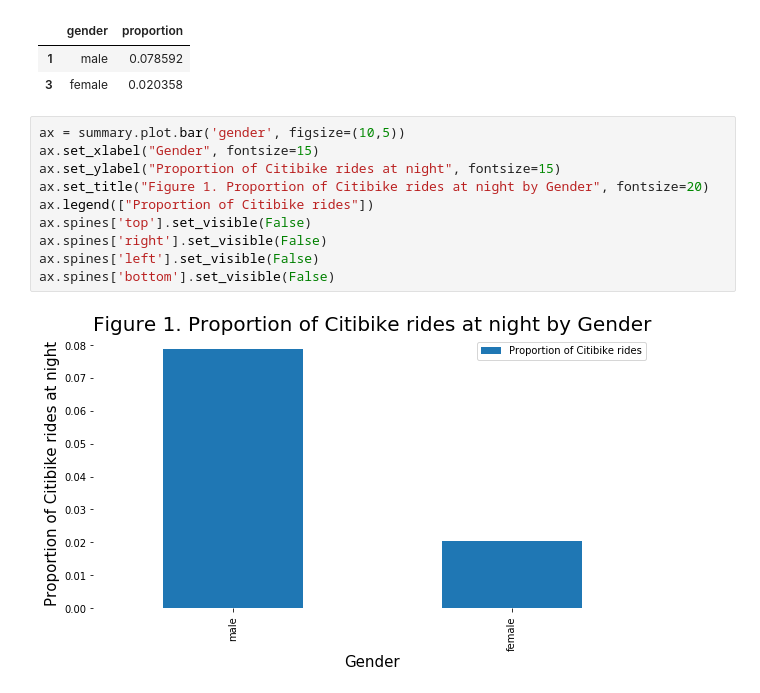
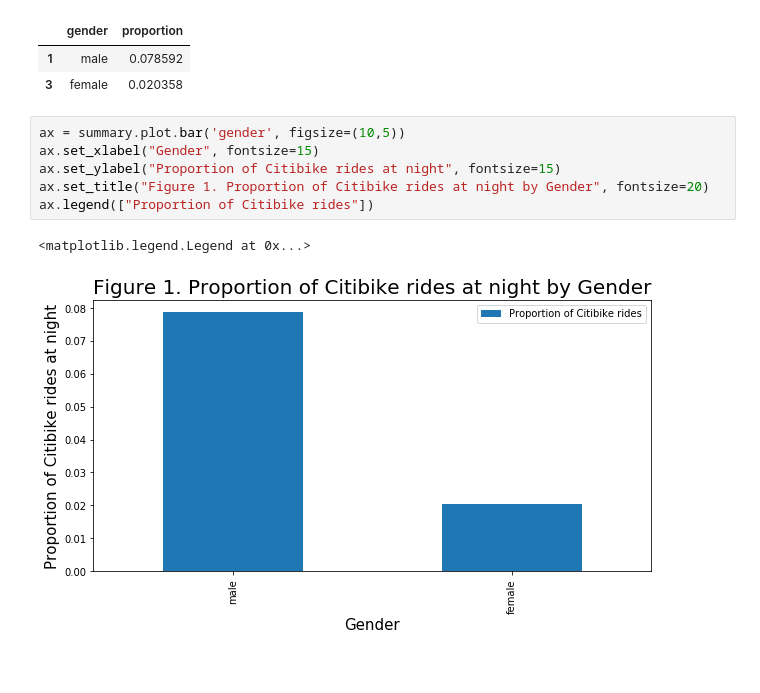
Before and after one commit to RossMacW/PUI2018_ram844, a Jupyter notebook: HW8_ram844/Assignment2.ipynb, the cells around one changed output. Saved outputs shown, nothing was run; the diff lists cells and outputs as text; blank space fills up the shorter version.

```diff
--- a/HW8_ram844/Assignment2.ipynb
+++ b/HW8_ram844/Assignment2.ipynb
@@ -220,12 +220,9 @@ summary
 # %%
 ax = summary.plot.bar('gender', figsize=(10,5))
 ax.set_xlabel("Gender", fontsize=15)
 ax.set_ylabel("Proportion of Citibike rides at night", fontsize=15)
 ax.set_title("Figure 1. Proportion of Citibike rides at night by Gender", fontsize=20)
 ax.legend(["Proportion of Citibike rides"])
-ax.spines['top'].set_visible(False)
-ax.spines['right'].set_visible(False)
-ax.spines['left'].set_visible(False)
-ax.spines['bottom'].set_visible(False)
 # %% [output]
+<matplotlib.legend.Legend at 0x...>
-[figure, old version]
+[figure, new version]
```
